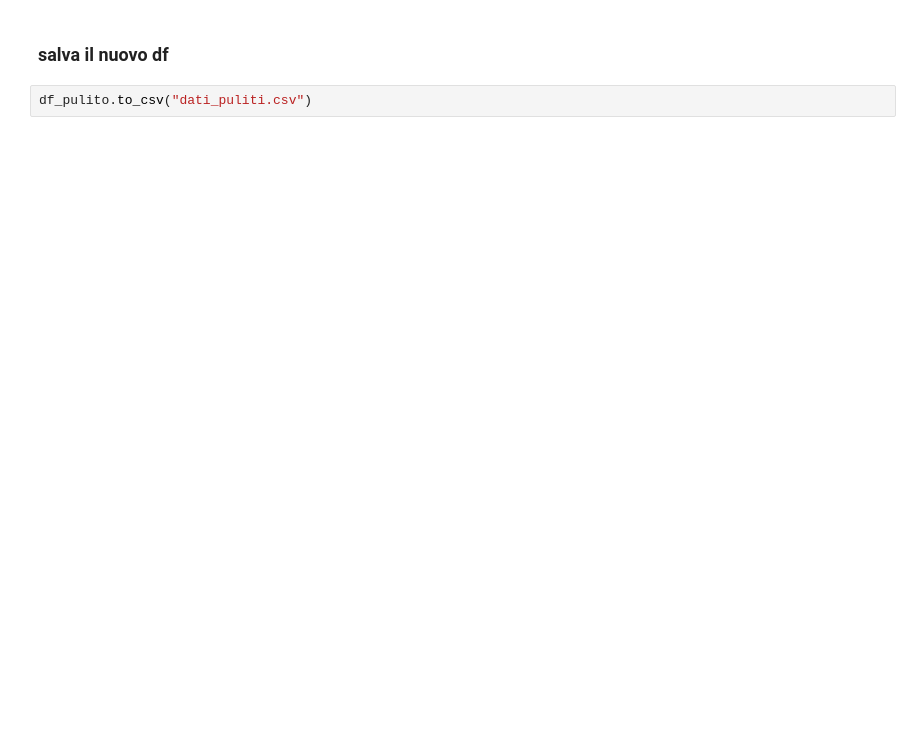
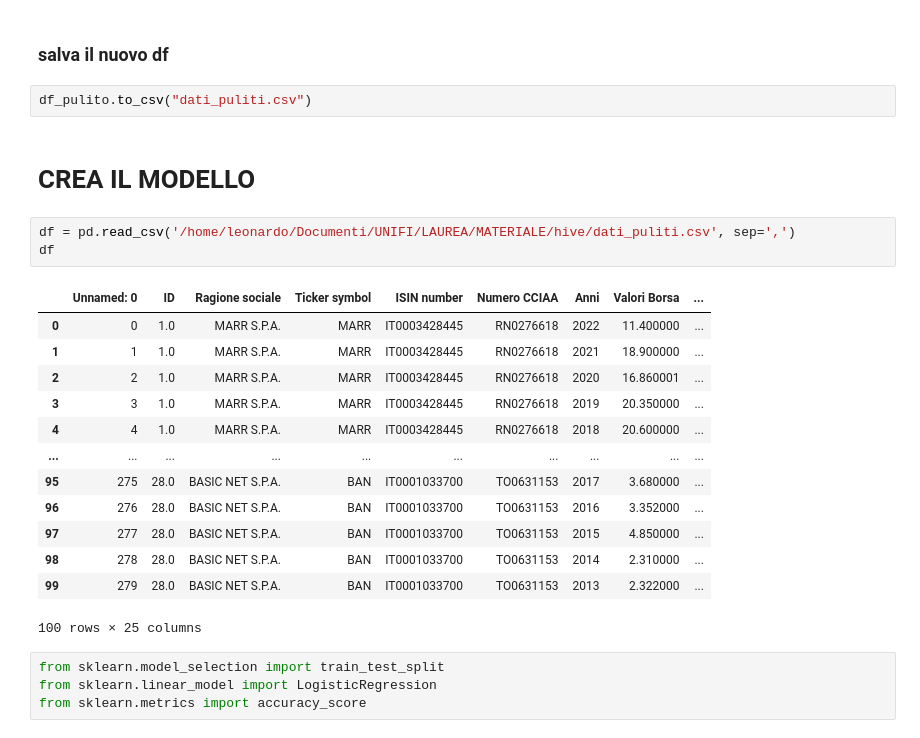
Before and after one commit to leoBitto/Tesi, a Jupyter notebook: tesi.ipynb, the cells around one changed output. Drawn from its saved outputs; the diff is of its cells as text; blank space fills up the shorter version.

Commit message:
prima prova del modello

```diff
--- a/tesi.ipynb
+++ b/tesi.ipynb
@@ -110,3 +280,26 @@ df_pulito
 ### salva il nuovo df
 # %%
 df_pulito.to_csv("dati_puliti.csv")
+# %% [markdown]
+# CREA IL MODELLO
+# %%
+df = pd.read_csv('/home/leonardo/Documenti/UNIFI/LAUREA/MATERIALE/hive/dati_puliti.csv', sep=',')
+df
+# %% [output]
+|  | Unnamed: 0 | ID | Ragione sociale | Ticker symbol | ISIN number | Numero CCIAA | Anni | Valori Borsa | ... |
+| 0 | 0 | 1.0 | MARR S.P.A. | MARR | IT0003428445 | RN0276618 | 2022 | 11.400000 | ... |
+| 1 | 1 | 1.0 | MARR S.P.A. | MARR | IT0003428445 | RN0276618 | 2021 | 18.900000 | ... |
+| 2 | 2 | 1.0 | MARR S.P.A. | MARR | IT0003428445 | RN0276618 | 2020 | 16.860001 | ... |
+| 3 | 3 | 1.0 | MARR S.P.A. | MARR | IT0003428445 | RN0276618 | 2019 | 20.350000 | ... |
+| 4 | 4 | 1.0 | MARR S.P.A. | MARR | IT0003428445 | RN0276618 | 2018 | 20.600000 | ... |
+| ... | ... | ... | ... | ... | ... | ... | ... | ... | ... |
+| 95 | 275 | 28.0 | BASIC NET S.P.A. | BAN | IT0001033700 | TO0631153 | 2017 | 3.680000 | ... |
+| 96 | 276 | 28.0 | BASIC NET S.P.A. | BAN | IT0001033700 | TO0631153 | 2016 | 3.352000 | ... |
+| 97 | 277 | 28.0 | BASIC NET S.P.A. | BAN | IT0001033700 | TO0631153 | 2015 | 4.850000 | ... |
+| 98 | 278 | 28.0 | BASIC NET S.P.A. | BAN | IT0001033700 | TO0631153 | 2014 | 2.310000 | ... |
+| 99 | 279 | 28.0 | BASIC NET S.P.A. | BAN | IT0001033700 | TO0631153 | 2013 | 2.322000 | ... |
+100 rows × 25 columns
+# %%
+from sklearn.model_selection import train_test_split
+from sklearn.linear_model import LogisticRegression
+from sklearn.metrics import accuracy_score
```
Also changed, not shown: parts of 15 cells of this notebook, 1 other file.
